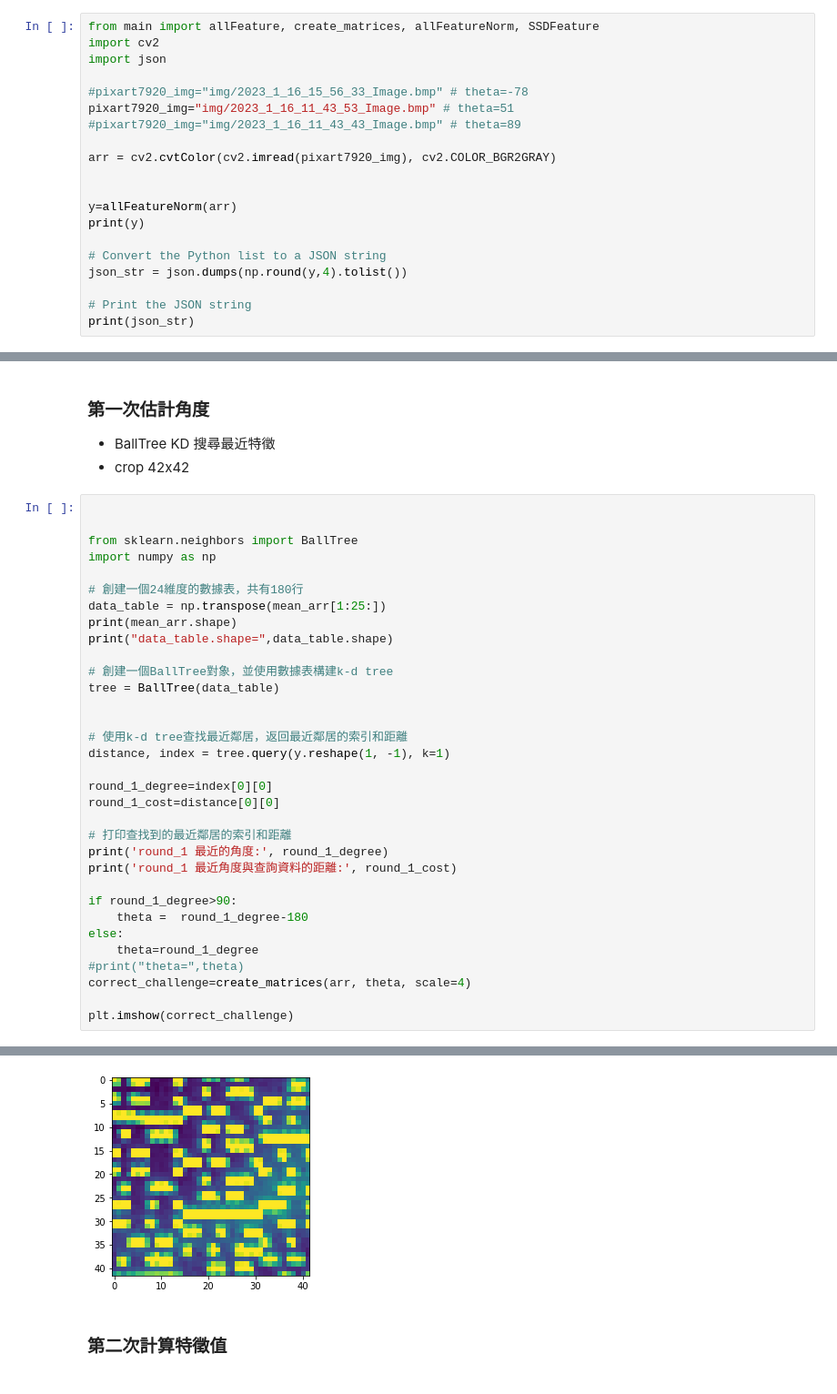
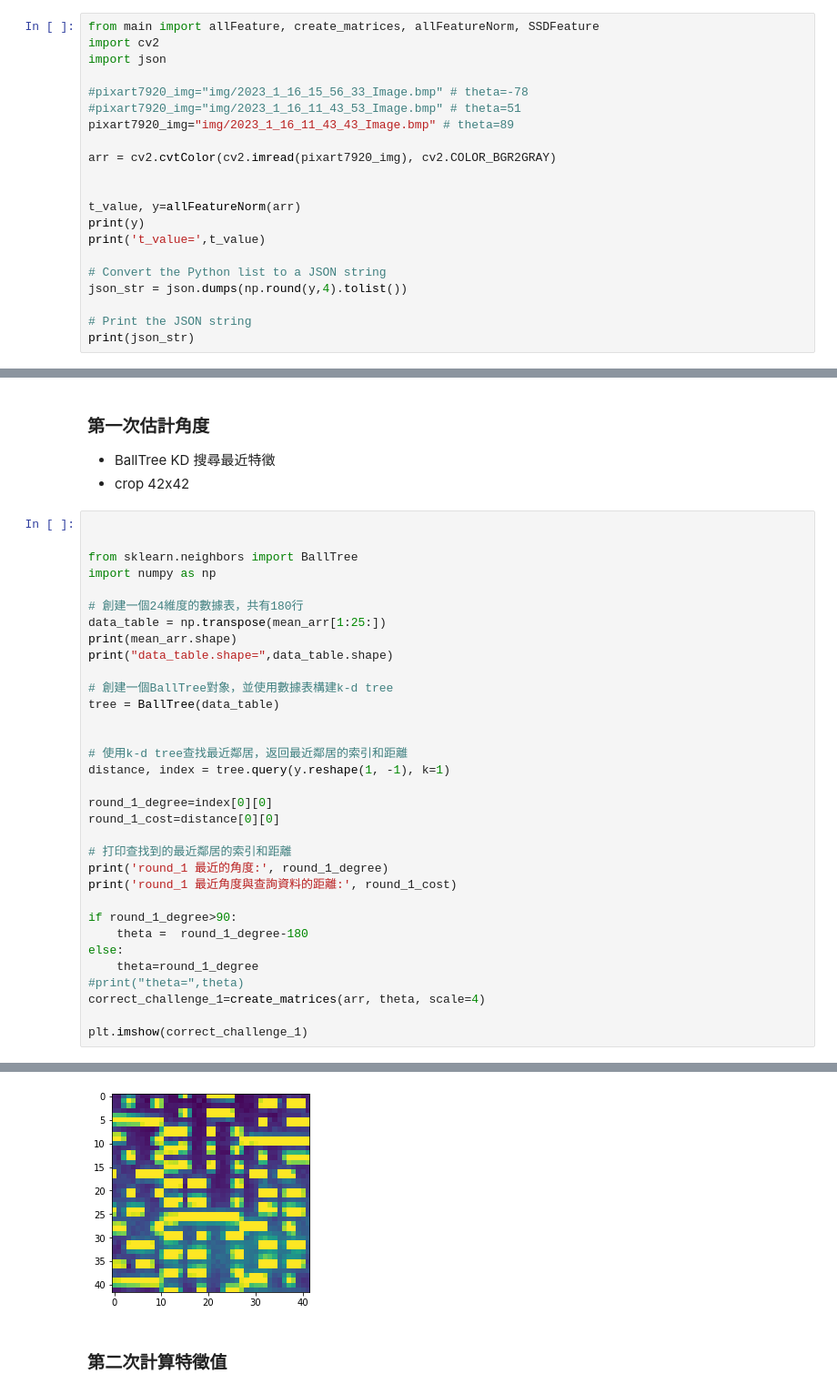
Before and after one commit to itemhsu/absCode2D, a Jupyter notebook: 5.3 rotate estimating.KD .ipynb, the cells around one changed output, grey strips where cells are left out. Shown at 91% size. Cells and saved outputs as stored; diff of their text form.

```diff
--- a/5.3 rotate estimating.KD .ipynb
+++ b/5.3 rotate estimating.KD .ipynb
@@ -21,14 +21,15 @@ import cv2
 import json
 
 #pixart7920_img="img/2023_1_16_15_56_33_Image.bmp" # theta=-78
-pixart7920_img="img/2023_1_16_11_43_53_Image.bmp" # theta=51
-#pixart7920_img="img/2023_1_16_11_43_43_Image.bmp" # theta=89
+#pixart7920_img="img/2023_1_16_11_43_53_Image.bmp" # theta=51
+pixart7920_img="img/2023_1_16_11_43_43_Image.bmp" # theta=89
 
 arr = cv2.cvtColor(cv2.imread(pixart7920_img), cv2.COLOR_BGR2GRAY)
 
 
-y=allFeatureNorm(arr)
+t_value, y=allFeatureNorm(arr)
 print(y)
+print('t_value=',t_value)
 
 # Convert the Python list to a JSON string
 json_str = json.dumps(np.round(y,4).tolist())
@@ -75,9 +77,9 @@ if round_1_degree>90:
 else:
     theta=round_1_degree
 #print("theta=",theta)
-correct_challenge=create_matrices(arr, theta, scale=4)
+correct_challenge_1=create_matrices(arr, theta, scale=4)
 
-plt.imshow(correct_challenge)
+plt.imshow(correct_challenge_1)
 # %% [output]
 (25, 180)
 data_table.shape= (180, 24)
@@ -86,5 +88,5 @@ round_1 最近角度與查詢資料的距離: 0.04807048167657101
 <matplotlib.image.AxesImage at 0x...>
-[figure, old version]
+[figure, new version]
 # %% [markdown]
 ### 第二次計算特徵值
 # %%
```
Also changed, not shown: parts of 12 cells of this notebook, 1 other file.
